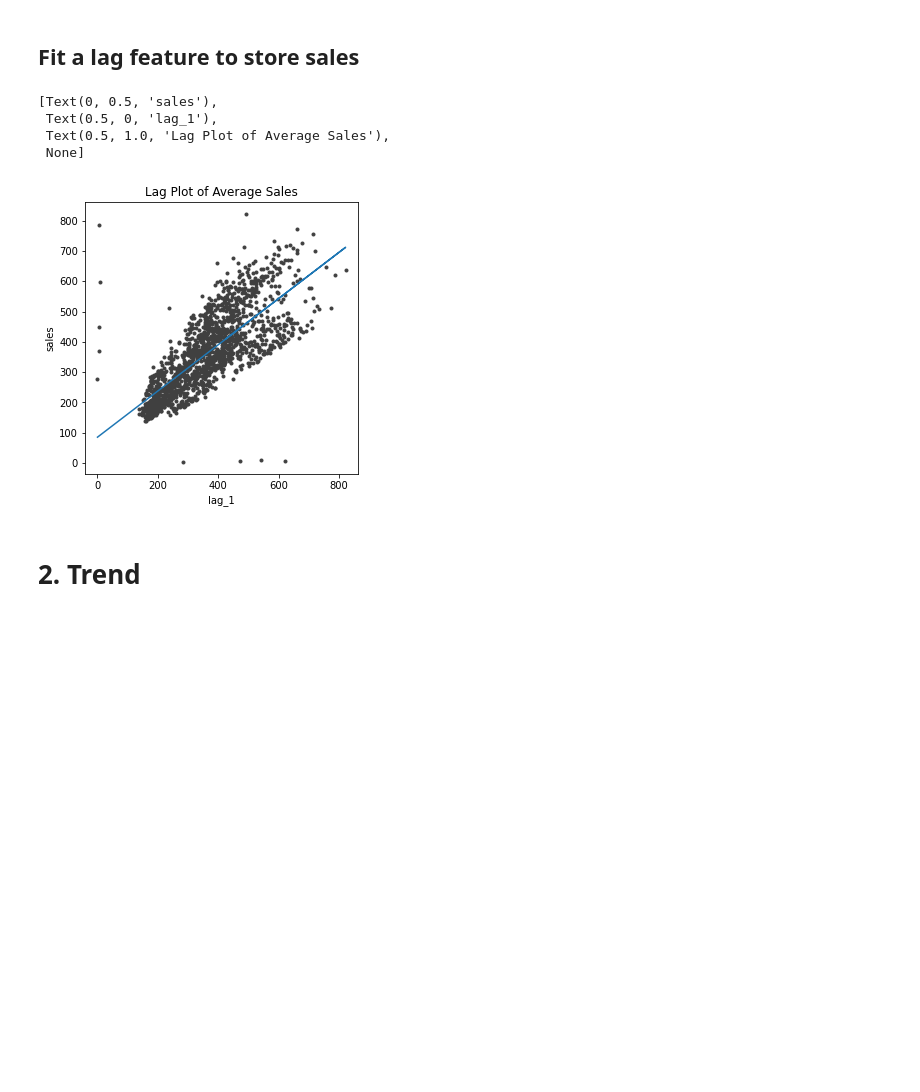
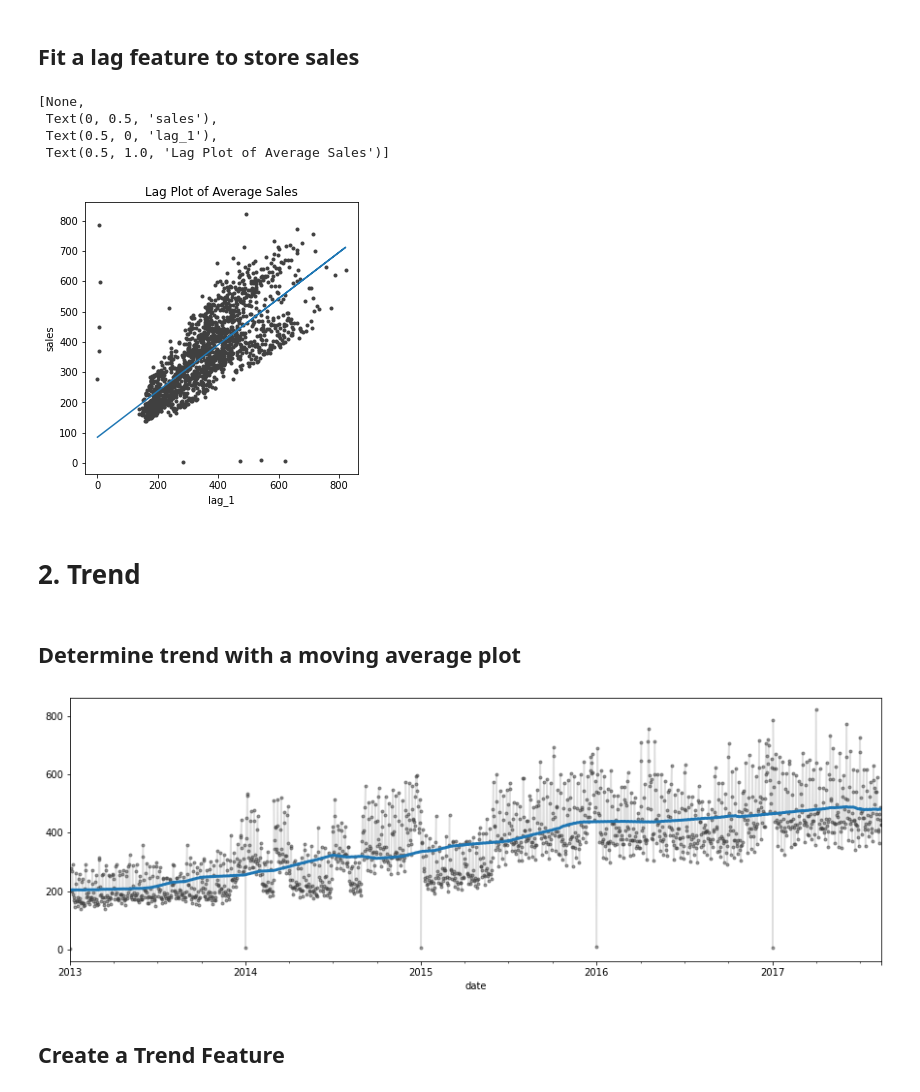
Before and after one commit to delpinolisette/time-series-analysis, a Jupyter notebook: alejandro-work/kaggle_time_series_tutorial.ipynb, the cells around one changed output. Cells and saved outputs as stored; diff of their text form; code cells hidden in the pictures; blank space fills up the shorter version.

```diff
--- a/alejandro-work/kaggle_time_series_tutorial.ipynb
+++ b/alejandro-work/kaggle_time_series_tutorial.ipynb
@@ -45,7 +45,7 @@ from sklearn.linear_model import LinearRegression
 from pathlib import Path
 # %%
 # Load Kaggle data sets
-path = Path('drive/MyDrive/store-sales-time-series-forecasting')  # Remember to update
+path = Path('data')  # Remember to update
 
 dtype = {
     'store_nbr': 'category',
@@ -162,10 +163,25 @@ ax.plot(X['lag_1'], y, '.', color='0.25')
 ax.plot(X['lag_1'], y_pred)
 ax.set(aspect='equal', ylabel='sales', xlabel='lag_1', title='Lag Plot of Average Sales')
 # %% [output]
-[Text(0, 0.5, 'sales'),
+[None,
+ Text(0, 0.5, 'sales'),
  Text(0.5, 0, 'lag_1'),
- Text(0.5, 1.0, 'Lag Plot of Average Sales'),
- None]
+ Text(0.5, 1.0, 'Lag Plot of Average Sales')]
 [figure]
 # %% [markdown]
 # 2. Trend
+# %% [markdown]
+## Determine trend with a moving average plot
+# %%
+moving_average = average_sales.rolling(
+    window=365,
+    center=True,
+    min_periods=180).mean()
+
+# Make a plot
+ax = average_sales.plot(**plot_params, alpha=0.5)
+ax = moving_average.plot(ax=ax, linewidth=3)
+# %% [output]
+[figure, added]
+# %% [markdown]
+## Create a Trend Feature
```
Also changed, not shown: parts of 7 cells of this notebook, 1 other file.
